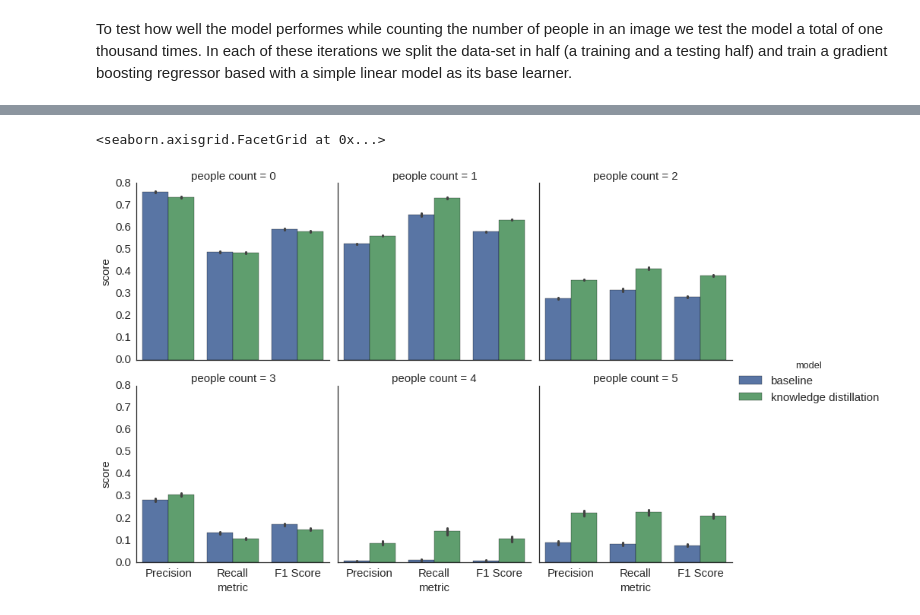
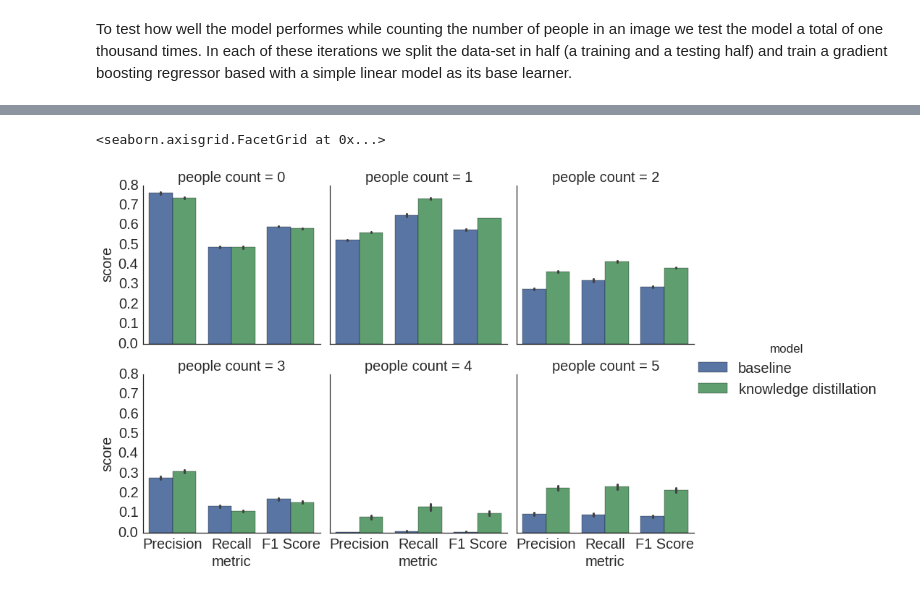
Before and after one commit to dmancevo/CompressingDeepConvNets, a Jupyter notebook: Networks/Top_Down_Counter/Top Down View Counter Results.ipynb, the cells around one changed output, grey strips where cells are left out. Saved outputs shown, nothing was run; the diff lists cells and outputs as text; code cells hidden in the pictures.

Commit message:
more plots...

```diff
--- a/Networks/Top_Down_Counter/Top Down View Counter Results.ipynb
+++ b/Networks/Top_Down_Counter/Top Down View Counter Results.ipynb
@@ -146,25 +146,27 @@ table.head()
 # %%
 import matplotlib.pyplot as plt
 import seaborn as sns
 
 %matplotlib inline
 
-sns.set_style("white")
+sns.set(style="white")
 
-plt.rcParams['xtick.labelsize'] = 15
-plt.rcParams['ytick.labelsize'] = 15
-plt.rcParams['axes.labelsize']  = 15
-plt.rcParams['legend.fontsize'] = 15
+fnt = 20
+
+plt.rcParams['xtick.labelsize'] = fnt
+plt.rcParams['ytick.labelsize'] = fnt
+plt.rcParams['axes.labelsize']  = fnt
+plt.rcParams['legend.fontsize'] = fnt
 
 sns.factorplot(
     x="metric",
     y="score",
     hue="model",
     col="people count",
     data=table,
     kind="bar",
     col_wrap=3,
 )
 # %% [output]
 <seaborn.axisgrid.FacetGrid at 0x...>
-[figure, old version]
+[figure, new version]
```
Also changed, not shown: parts of 2 cells of this notebook, 4 other files.
